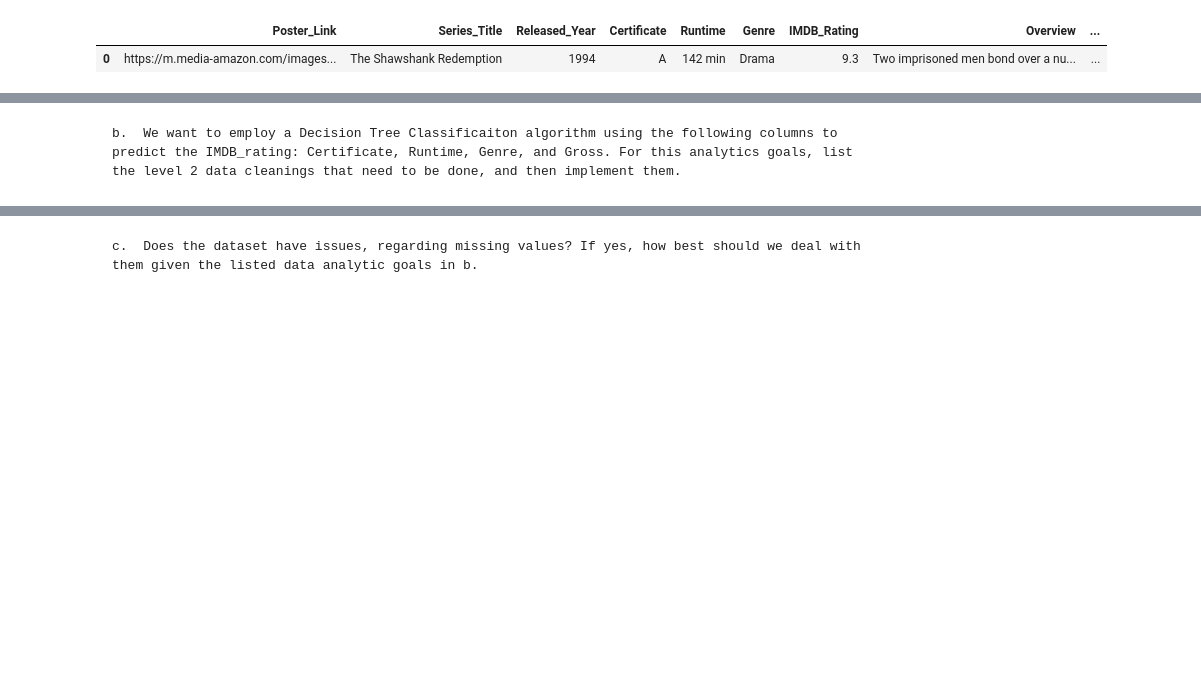
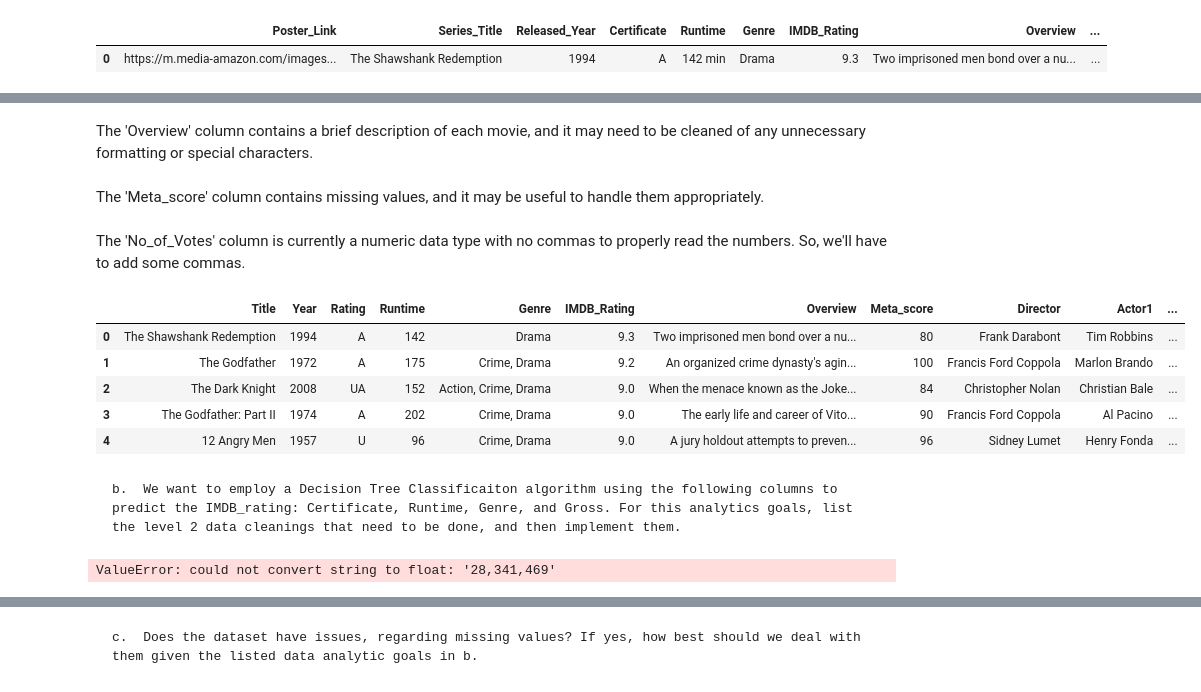
Before and after one commit to bzemedku98/Hands-On-Data-Preprocessing-in-Python, a Jupyter notebook: Chapter11/Chaper 11 Excercises.ipynb, the cells around one changed output, grey strips where cells are left out. Cells and saved outputs as stored; diff of their text form; code cells hidden in the pictures; blank space fills up the shorter version.

```diff
--- a/Chapter11/Chaper 11 Excercises.ipynb
+++ b/Chapter11/Chaper 11 Excercises.ipynb
@@ -177,0 +223,3 @@ This level 1 cleaning neads to clean up the contents of the dataframe.
+# %%
+# convert the 'Runtime' column to a numeric data type
+movie_df['Runtime'] = movie_df['Runtime'].str.replace(' min', '').astype(int)
@@ -178,2 +228,32 @@ This level 1 cleaning neads to clean up the contents of the dataframe.
+# %%
+# split the 'Genre' column into separate columns
+genres = movie_df['Genre'].str.split(',', expand=True)
+genres.columns = ['Genre1', 'Genre2', 'Genre3']
+movie_df = pd.concat([movie_df, genres], axis=1)
+# %% [markdown]
+The 'Overview' column contains a brief description of each movie, and it may need to be cleaned of any unnecessary formatting or special characters.
+# %%
+# clean the 'Overview' column
+movie_df['Overview'] = movie_df['Overview'].str.strip()
+# %% [markdown]
+The 'Meta_score' column contains missing values, and it may be useful to handle them appropriately.
+# %%
+# handle missing values in the 'Meta_score' column
+movie_df['Meta_score'].fillna(0, inplace=True)
+movie_df['Meta_score'] = movie_df['Meta_score'].astype(int)
+# %% [markdown]
+The 'No_of_Votes' column is currently a numeric data type with no commas to properly read the numbers. So, we'll have to add some commas.
+# %%
+# add commas to the 'No_of_Votes' column
+movie_df['No_of_Votes'] = movie_df['No_of_Votes'].apply(lambda x: '{:,}'.format(x))
+
+movie_df.head()
+# %% [output]
+|  | Title | Year | Rating | Runtime | Genre | IMDB_Rating | Overview | Meta_score | Director | Actor1 | ... |
+| 0 | The Shawshank Redemption | 1994 | A | 142 | Drama | 9.3 | Two imprisoned men bond over a nu... | 80 | Frank Darabont | Tim Robbins | ... |
+| 1 | The Godfather | 1972 | A | 175 | Crime, Drama | 9.2 | An organized crime dynasty's agin... | 100 | Francis Ford Coppola | Marlon Brando | ... |
+| 2 | The Dark Knight | 2008 | UA | 152 | Action, Crime, Drama | 9.0 | When the menace known as the Joke... | 84 | Christopher Nolan | Christian Bale | ... |
+| 3 | The Godfather: Part II | 1974 | A | 202 | Crime, Drama | 9.0 | The early life and career of Vito... | 90 | Francis Ford Coppola | Al Pacino | ... |
+| 4 | 12 Angry Men | 1957 | U | 96 | Crime, Drama | 9.0 | A jury holdout attempts to preven... | 96 | Sidney Lumet | Henry Fonda | ... |
 # %% [markdown]
     b.	We want to employ a Decision Tree Classificaiton algorithm using the following columns to predict the IMDB_rating: Certificate, Runtime, Genre, and Gross. For this analytics goals, list the level 2 data cleanings that need to be done, and then implement them.
@@ -179,0 +274,8 @@ This level 1 cleaning neads to clean up the contents of the dataframe.
+# %%
+# Scale the numeric variables using MinMaxScaler
+scaler_columns = ['Runtime', 'Gross']
+scaler = MinMaxScaler()
+scaled = scaler.fit_transform(movie_df[scaler_columns])
+scaled_df = pd.DataFrame(scaled, columns=scaler_columns)
+# %% [output]
+ValueError: could not convert string to float: '28,341,469'
```
Also changed, not shown: parts of 27 cells of this notebook, 1 other file.
